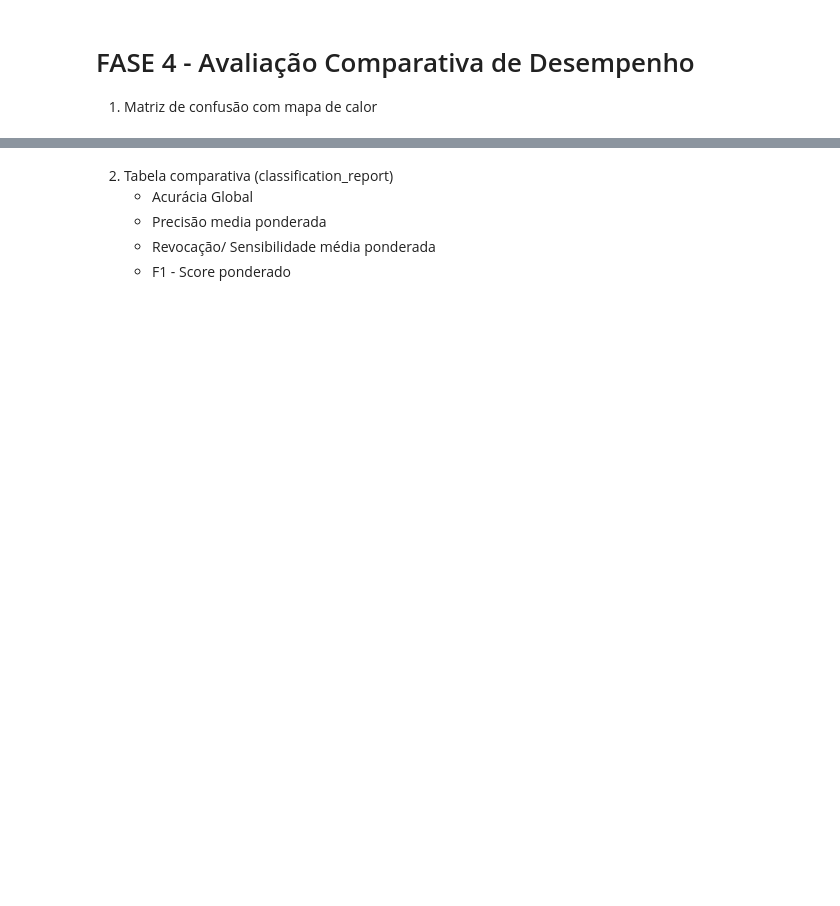
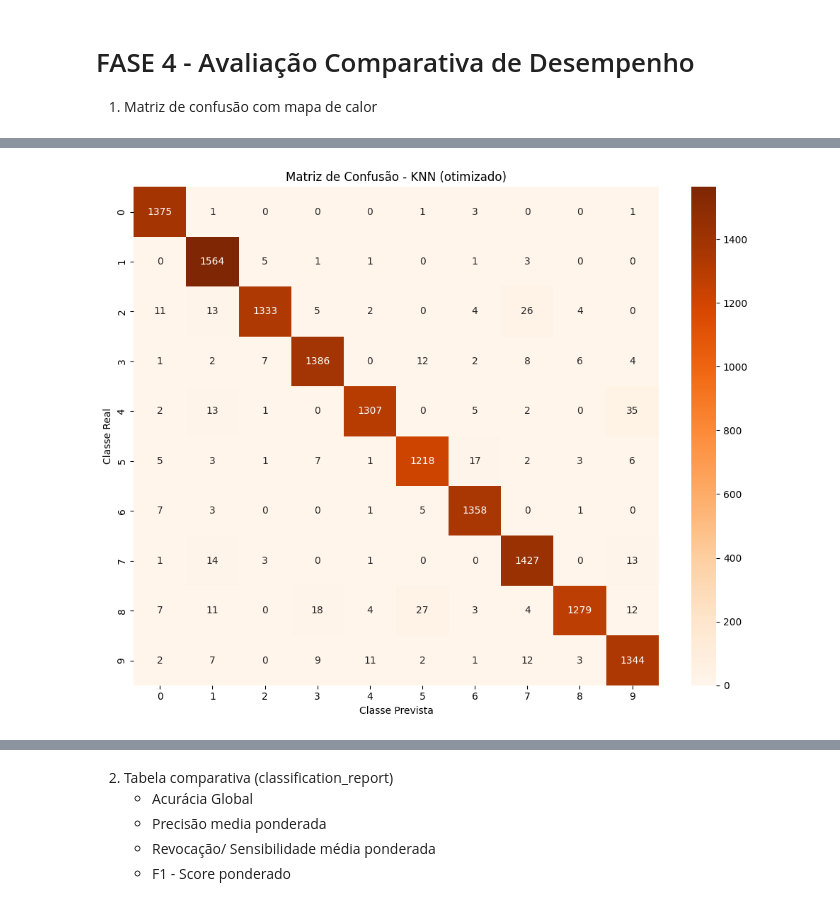
Before and after one commit to eduardobauer1981/Miniprojeto_modulo2, a Jupyter notebook: digitos_manuscritos.ipynb, the cells around one changed output, grey strips where cells are left out. Drawn from its saved outputs; the diff is of its cells as text; code cells hidden in the pictures; blank space fills up the shorter version.

```diff
--- a/digitos_manuscritos.ipynb
+++ b/digitos_manuscritos.ipynb
@@ -170,2 +324,28 @@ Redes neurais e a maioria dos algoritmos de otimização convergem muito mais r
 # %% [markdown]
 2. KNN
+# %%
+# --- Treinamento do modelo ---
+modelo_knn = KNeighborsClassifier(
+    n_neighbors=5,      # número de vizinhos considerados (k)
+    weights='uniform',  # todos os vizinhos têm peso igual no voto
+    n_jobs=-1           # paraleliza o cálculo de distâncias
+)
+
+print("Treinando o modelo KNN...")
+inicio = time.time()
+modelo_knn.fit(X_train_norm, y_train)
+fim = time.time()
+print(f"'Treinamento' concluído em {fim - inicio:.2f} segundos")
+
+# --- Avaliação ---
+print("Realizando predições (pode demorar mais que o treino)...")
+inicio_pred = time.time()
+y_pred_knn = modelo_knn.predict(X_test_norm)
+fim_pred = time.time()
+print(f"Predição concluída em {fim_pred - inicio_pred:.2f} segundos")
+
+acuracia_knn = accuracy_score(y_test, y_pred_knn)
+print(f"\n=== Acurácia no teste: {acuracia_knn*100:.2f}% ===")
+
+print("\n=== Relatório de classificação ===")
+print(classification_report(y_test, y_pred_knn))
@@ -226,0 +482,15 @@ plt.show()
+# %%
+# Calculando a matriz de confusão
+matriz_knn = confusion_matrix(y_test, y_pred_knn_otimizado)
+
+# Visualização com heatmap
+plt.figure(figsize=(10, 8))
+sns.heatmap(matriz_knn, annot=True, fmt='d', cmap='Oranges',
+            xticklabels=range(10), yticklabels=range(10))
+plt.title('Matriz de Confusão - KNN (otimizado)')
+plt.xlabel('Classe Prevista')
+plt.ylabel('Classe Real')
+plt.tight_layout()
+plt.show()
+# %% [output]
+[figure, added]
```
Also changed, not shown: parts of 38 cells of this notebook, 4 other files.
